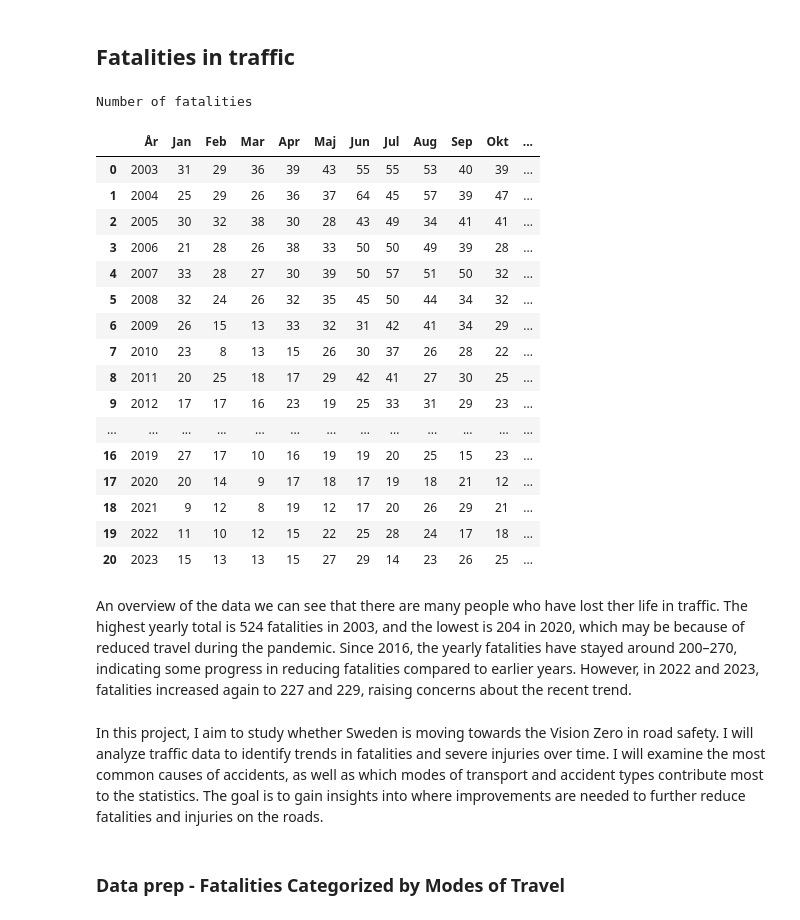
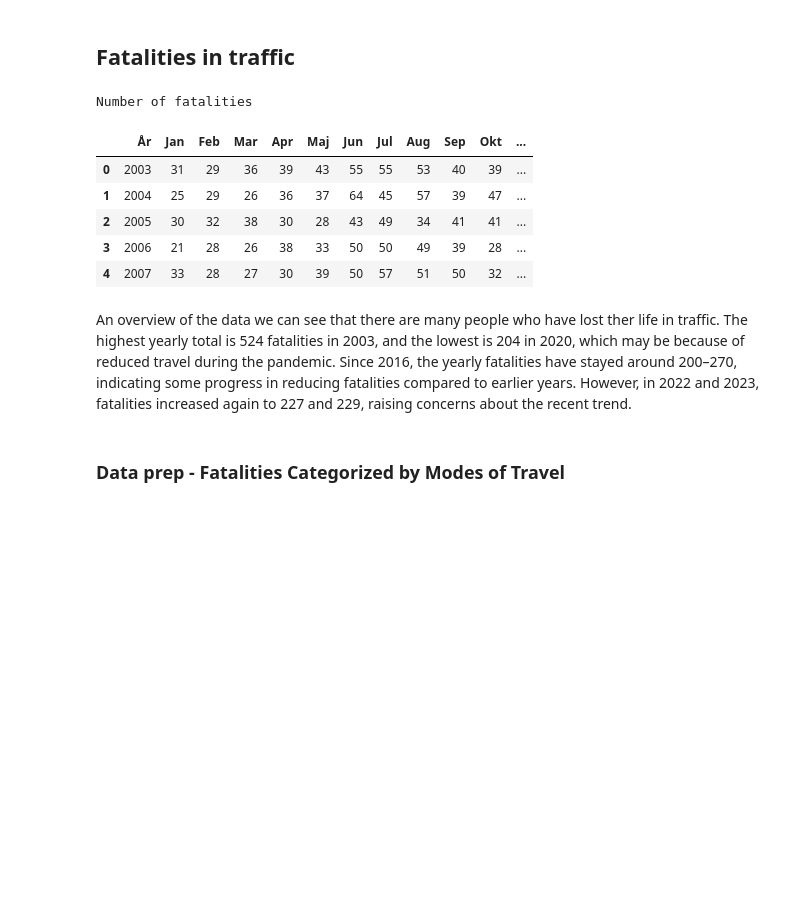
Before and after one commit to AlvinaLind/su-mt4007, a Jupyter notebook: Project map/Project.code.ipynb, the cells around one changed output. Saved outputs shown, nothing was run; the diff lists cells and outputs as text; code cells hidden in the pictures; blank space fills up the shorter version.

Commit message:
project

```diff
--- a/Project map/Project_code.ipynb
+++ b/Project map/Project.code.ipynb
@@ -24,36 +39,23 @@ Sheets in the excel: ['Info', 'Omkomna', 'Skadade (P+S)', 'Skadade (RPMI)', 'Ska
 # %%
 fatalities_data = pd.read_excel(file_path, sheet_name = "Omkomna", header = 8)
 
 fatalities_data = fatalities_data.dropna(axis = 1, how = "all")
 fatalities_data = fatalities_data.dropna(axis = 0, how = 'any')
 
 fatalities_data['År'] = pd.to_numeric(fatalities_data['År'], errors='coerce').astype(int)
 
 print('Number of fatalities')
-fatalities_data.head(21)
+fatalities_data.head()
 # %% [output]
 Number of fatalities
 |  | År | Jan | Feb | Mar | Apr | Maj | Jun | Jul | Aug | Sep | Okt | ... |
 | 0 | 2003 | 31 | 29 | 36 | 39 | 43 | 55 | 55 | 53 | 40 | 39 | ... |
 | 1 | 2004 | 25 | 29 | 26 | 36 | 37 | 64 | 45 | 57 | 39 | 47 | ... |
 | 2 | 2005 | 30 | 32 | 38 | 30 | 28 | 43 | 49 | 34 | 41 | 41 | ... |
 | 3 | 2006 | 21 | 28 | 26 | 38 | 33 | 50 | 50 | 49 | 39 | 28 | ... |
 | 4 | 2007 | 33 | 28 | 27 | 30 | 39 | 50 | 57 | 51 | 50 | 32 | ... |
-| 5 | 2008 | 32 | 24 | 26 | 32 | 35 | 45 | 50 | 44 | 34 | 32 | ... |
-| 6 | 2009 | 26 | 15 | 13 | 33 | 32 | 31 | 42 | 41 | 34 | 29 | ... |
-| 7 | 2010 | 23 | 8 | 13 | 15 | 26 | 30 | 37 | 26 | 28 | 22 | ... |
-| 8 | 2011 | 20 | 25 | 18 | 17 | 29 | 42 | 41 | 27 | 30 | 25 | ... |
-| 9 | 2012 | 17 | 17 | 16 | 23 | 19 | 25 | 33 | 31 | 29 | 23 | ... |
-| ... | ... | ... | ... | ... | ... | ... | ... | ... | ... | ... | ... | ... |
-| 16 | 2019 | 27 | 17 | 10 | 16 | 19 | 19 | 20 | 25 | 15 | 23 | ... |
-| 17 | 2020 | 20 | 14 | 9 | 17 | 18 | 17 | 19 | 18 | 21 | 12 | ... |
-| 18 | 2021 | 9 | 12 | 8 | 19 | 12 | 17 | 20 | 26 | 29 | 21 | ... |
-| 19 | 2022 | 11 | 10 | 12 | 15 | 22 | 25 | 28 | 24 | 17 | 18 | ... |
-| 20 | 2023 | 15 | 13 | 13 | 15 | 27 | 29 | 14 | 23 | 26 | 25 | ... |
 # %% [markdown]
 An overview of the data we can see that there are many people who have lost ther life in traffic. The highest yearly total is 524 fatalities in 2003, and the lowest is 204 in 2020, which may be because of reduced travel during the pandemic. Since 2016, the yearly fatalities have stayed around 200–270, indicating some progress in reducing fatalities compared to earlier years. However, in 2022 and 2023, fatalities increased again to 227 and 229, raising concerns about the recent trend.
-# %% [markdown]
-In this project, I aim to study whether Sweden is moving towards the Vision Zero in road safety. I will analyze traffic data to identify trends in fatalities and severe injuries over time. I will examine the most common causes of accidents, as well as which modes of transport and accident types contribute most to the statistics. The goal is to gain insights into where improvements are needed to further reduce fatalities and injuries on the roads.
 # %% [markdown]
 ### Data prep - Fatalities Categorized by Modes of Travel
 # %%
```
Also changed, not shown: parts of 13 cells of this notebook.
